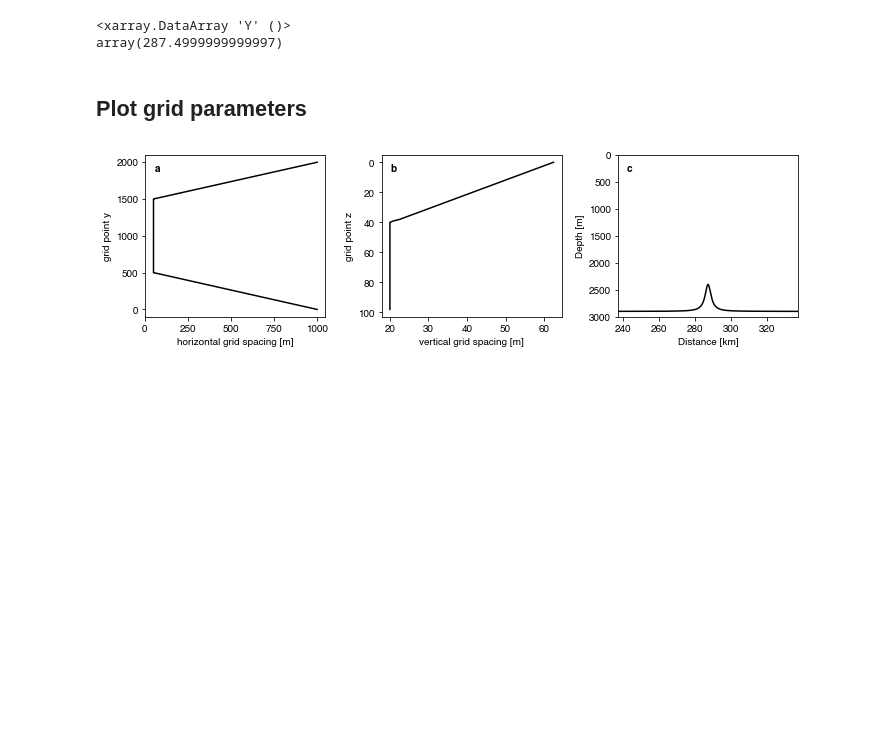
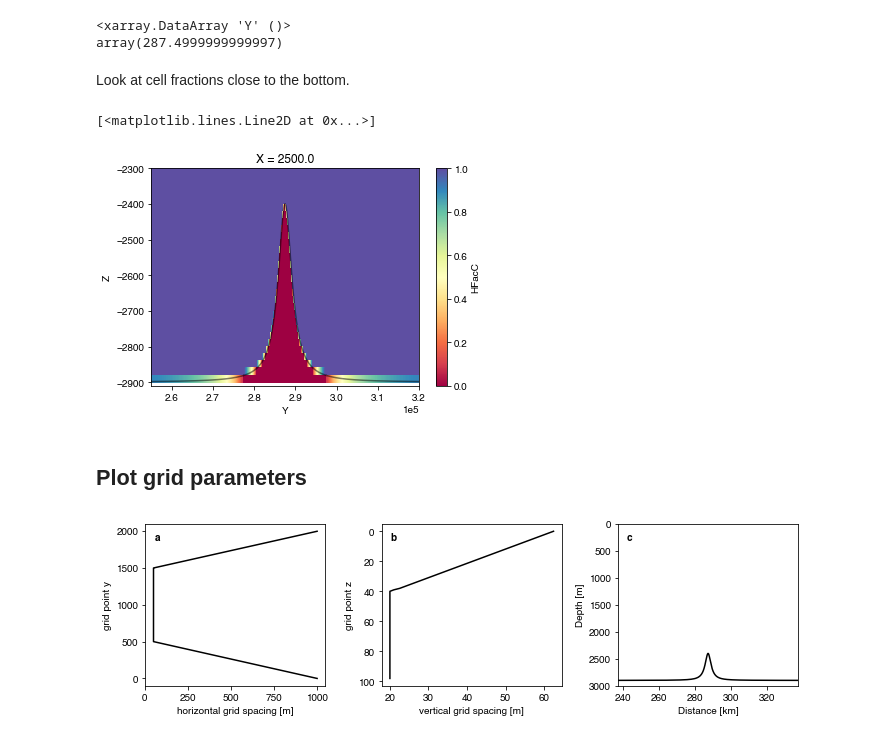
Before and after one commit to gunnarvoet/flow-across-bump, a Jupyter notebook: analysis/bump_analysis.ipynb, the cells around one changed output. Drawn from its saved outputs; the diff is of its cells as text; code cells hidden in the pictures; blank space fills up the shorter version.

```diff
--- a/analysis/bump_analysis.ipynb
+++ b/analysis/bump_analysis.ipynb
@@ -97,6 +138,16 @@ print(my)
 # %% [output]
 <xarray.DataArray 'Y' ()>
 array(287.4999999999997)
+# %% [markdown]
+Look at cell fractions close to the bottom.
+# %%
+grid.HFacC.plot(cmap='Spectral')
+plt.gca().set(xlim=(2.55e5,3.2e5),ylim=(-2910,-2300))
+# -grid.Depth.plot(color='k')
+plt.plot(grid.Y.values,-grid.Depth.values,color='k',alpha=0.5)
+# %% [output]
+[<matplotlib.lines.Line2D at 0x...>]
+[figure, added]
 # %% [markdown]
 ## Plot grid parameters
 # %%
```
Also changed, not shown: parts of 24 cells of this notebook.
